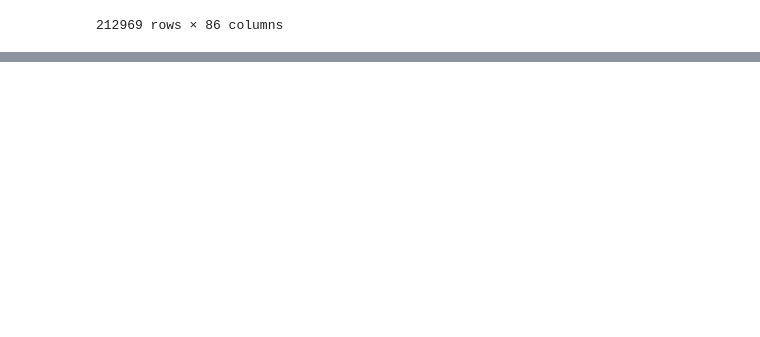
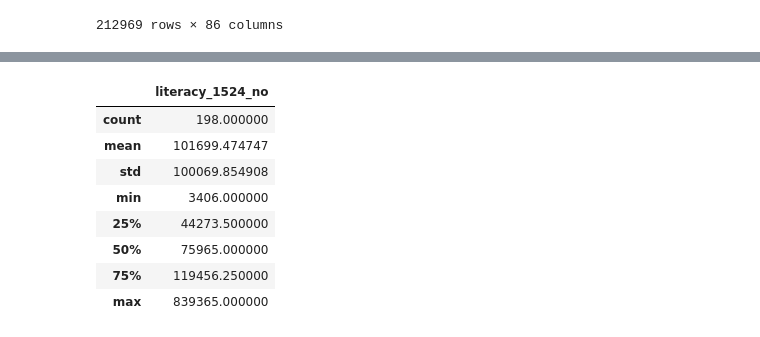
Before and after one commit to ubco-W2022T2-data301/project-group-group18, a Jupyter notebook: analysis/analysis1.ipynb, the cells around one changed output, grey strips where cells are left out. Cells and saved outputs as stored; diff of their text form; code cells hidden in the pictures; blank space fills up the shorter version.

```diff
--- a/analysis/analysis1.ipynb
+++ b/analysis/analysis1.ipynb
@@ -21,0 +68,13 @@ dataset
+# %%
+literacy_rate_country = data.groupby(["country","year"]).sum()
+literacy_rate_country.describe()
+# %% [output]
+|  | literacy_1524_no |
+| count | 198.000000 |
+| mean | 101699.474747 |
+| std | 100069.854908 |
+| min | 3406.000000 |
+| 25% | 44273.500000 |
+| 50% | 75965.000000 |
+| 75% | 119456.250000 |
+| max | 839365.000000 |
```
Also changed, not shown: parts of 9 cells of this notebook.
